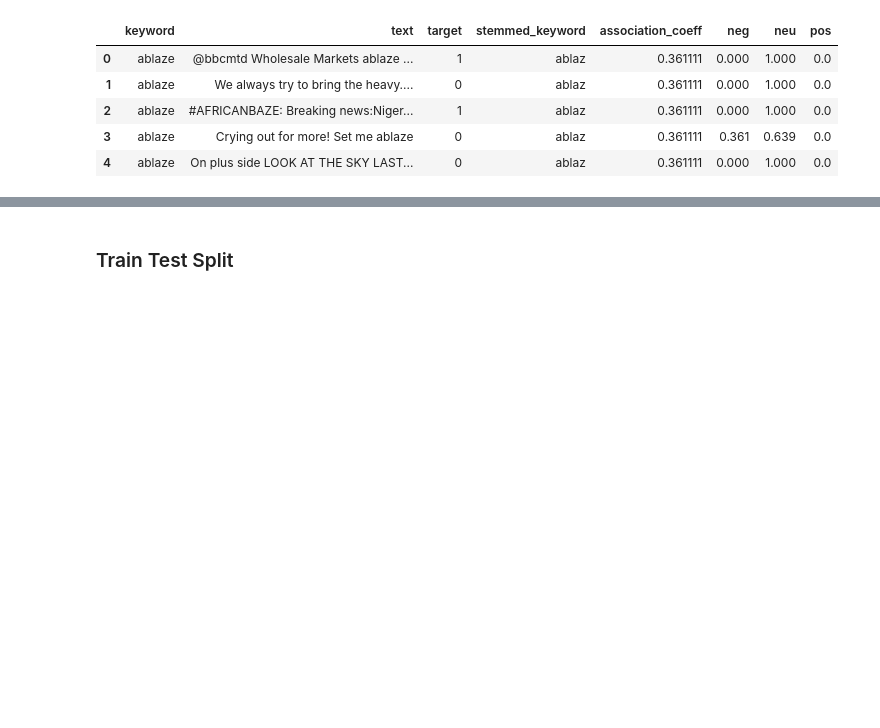
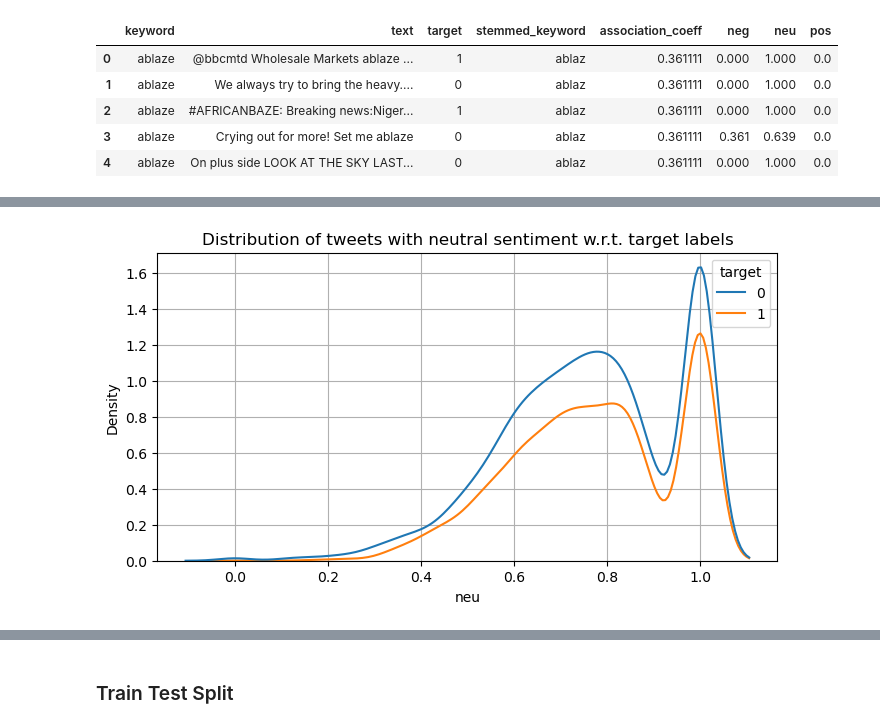
Before and after one commit to Shiska07/Information-Retreval-and-Natural-Language-Processing, a Jupyter notebook: disaster-tweets-classification-using-nlp.ipynb, the cells around one changed output, grey strips where cells are left out. Cells and saved outputs as stored; diff of their text form; code cells hidden in the pictures; blank space fills up the shorter version.

```diff
--- a/disaster-tweets-classification-using-nlp.ipynb
+++ b/disaster-tweets-classification-using-nlp.ipynb
@@ -275,0 +373,7 @@ train.head()
+# %%
+plt.figure(figsize = (8,4))
+sns.kdeplot(df, x = 'neu', hue = 'target')
+plt.title('Distribution of tweets with neutral sentiment w.r.t. target labels')
+plt.grid()
+# %% [output]
+[figure, added]
```
Also changed, not shown: parts of 23 cells of this notebook, 1 other file.
